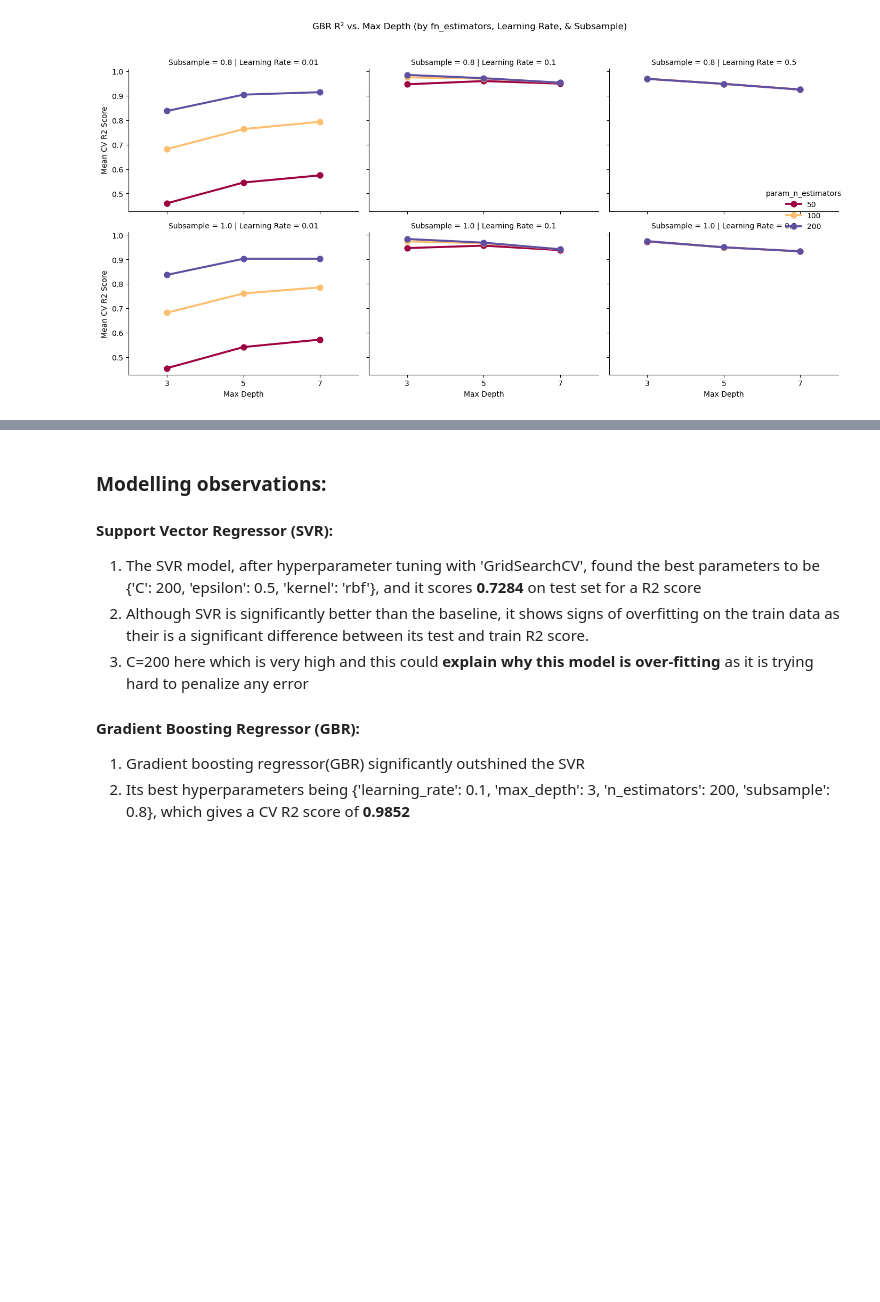
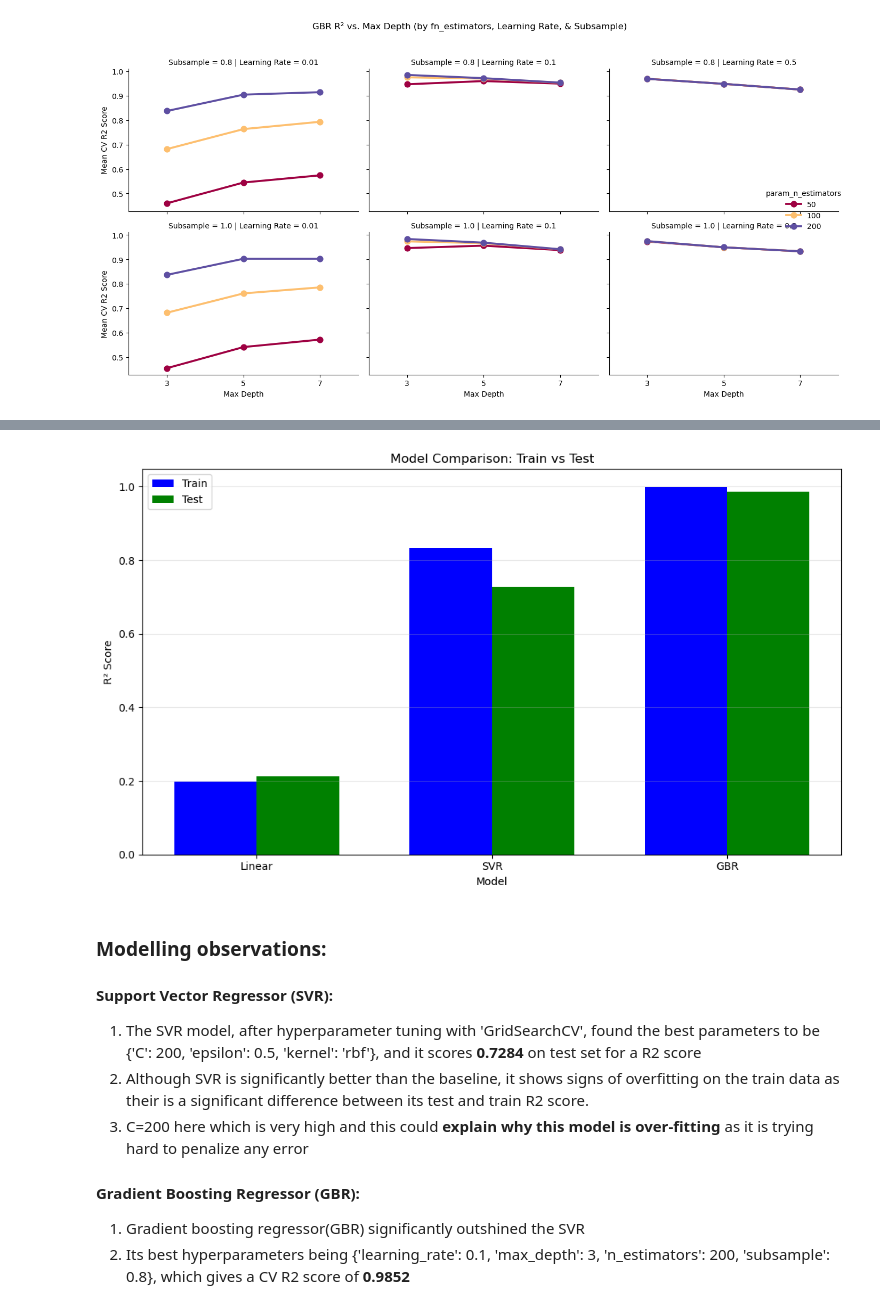
Before and after one commit to Ahmadbader17/COMP1801_ML_Coursework, a Jupyter notebook: notebooks/regression.ipynb, the cells around one changed output, grey strips where cells are left out. Cells and saved outputs as stored; diff of their text form; code cells hidden in the pictures; blank space fills up the shorter version.

Commit message:
Changed the baseline model to linear regression

```diff
--- a/notebooks/regression.ipynb
+++ b/notebooks/regression.ipynb
@@ -106,22 +106,3 @@ from sklearn.model_selection import GridSearchCV, cross_val_score
 from sklearn.svm import SVR
 from sklearn.ensemble import GradientBoostingRegressor
 from sklearn.metrics import mean_squared_error, r2_score, mean_absolute_error
-# %%
-# Baseline dummy regressor
-
-baseline_model = DummyRegressor(strategy='mean')
-baseline_model.fit(X_train_preprocessed, y_train)
-
-y_train_baseline = baseline_model.predict(X_train_preprocessed)
-y_test_baseline = baseline_model.predict(X_test_preprocessed)
-
-baseline_train_r2 = r2_score(y_train, y_train_baseline)
-baseline_test_r2 = r2_score(y_test, y_test_baseline)
-baseline_test_mse = mean_squared_error(y_test, y_test_baseline)
-baseline_test_mae = mean_absolute_error(y_test, y_test_baseline)
-
-print(f"\nBaseline Model (Mean Strategy):")
-print(f"  Train R²: {baseline_train_r2:.4f}")
-print(f"  Test R²:  {baseline_test_r2:.4f}")
-print(f"  Test MSE: {baseline_test_mse:.4f}")
-print(f"  Test MAE: {baseline_test_mae:.4f}")
@@ -459,0 +406,57 @@ Baseline (Mean)  0.000000 -0.000008 113480.992244 279.314484
+# %%
+# ============================================================================
+# MODEL COMPARISON
+# ============================================================================
+print("\n" + "=" * 70)
+print("MODEL COMPARISON SUMMARY")
+print("=" * 70)
+
+comparison_df = pd.DataFrame({
+    'Model': ['Linear Regression', 'SVR', 'GBR'],
+    'Train R²': [lr_train_r2, svr_train_r2, gbr_train_r2],
+    'Test R²': [lr_test_r2, svr_test_r2, gbr_test_r2],
+    'Test MSE': [lr_test_mse, svr_test_mse, gbr_test_mse],
+    'Test MAE': [lr_test_mae, svr_test_mae, gbr_test_mae]
+})
+
+print("\n", comparison_df.to_string(index=False))
+
+
+best_model_idx = comparison_df['Test R²'].idxmax()
+best_model_name = comparison_df.loc[best_model_idx, 'Model']
+best_test_r2 = comparison_df.loc[best_model_idx, 'Test R²']
+
+print(f"\n Best Model: {best_model_name} with Test R² = {best_test_r2:.4f}!!!")
+
+
+
+models = ['Linear', 'SVR', 'GBR']
+
+train_r2 = [lr_train_r2,
+            svr_train_r2,
+            gbr_train_r2]
+test_r2 = [lr_test_r2,
+           svr_test_r2,
+           gbr_test_r2]
+
+
+fig, ax = plt.subplots(figsize=(10, 6))
+
+x = range(len(models))
+width = 0.35
+
+ax.bar([i - width/2 for i in x], train_r2, width, label='Train', color='blue')
+ax.bar([i + width/2 for i in x], test_r2, width, label='Test', color='green')
+
+ax.set_ylabel('R² Score')
+ax.set_xlabel('Model')
+ax.set_title('Model Comparison: Train vs Test')
+ax.set_xticks(x)
+ax.set_xticklabels(models)
+ax.legend()
+ax.grid(axis='y', alpha=0.3)
+
+plt.tight_layout()
+plt.savefig("../report/figures/fig-2.1-overfitting-check.png", dpi=500)
+plt.show()
+# %% [output]
@@ -460,3 +473,4 @@ Baseline (Mean)  0.000000 -0.000008 113480.992244 279.314484
+[figure, added]
 # %% [markdown]
 ### **Modelling observations:**
 
```
Also changed, not shown: parts of 7 cells of this notebook, 1 other file.
